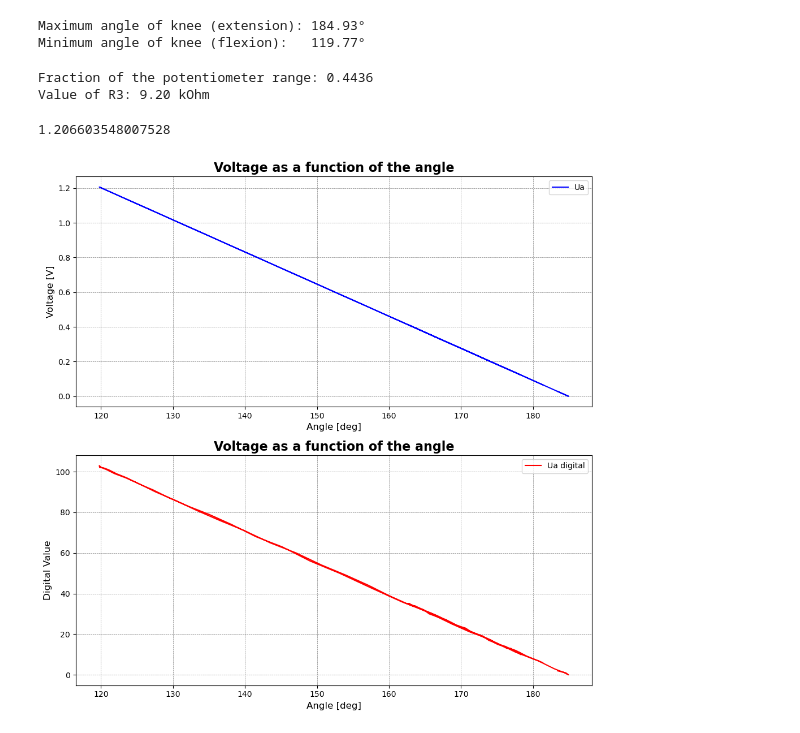
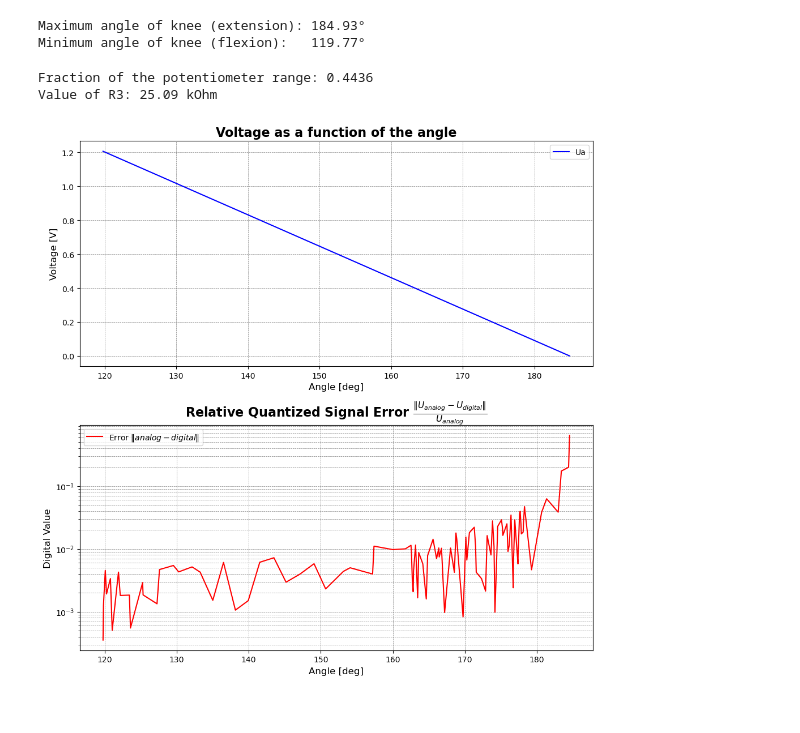
Before and after one commit to whichspaceiam/Computational_Bionics, a Jupyter notebook: Exercise_1/Task-3/Task-3_Flo.ipynb, the cells around one changed output. Cells and saved outputs as stored; diff of their text form; code cells hidden in the pictures.

```diff
--- a/Exercise_1/Task-3/Task-3_Flo.ipynb
+++ b/Exercise_1/Task-3/Task-3_Flo.ipynb
@@ -68,6 +70,7 @@ import matplotlib.pyplot as plt
 # Load the data from the Excel file
 df = pd.read_excel('gait_data.xls', header=0, engine='xlrd')
 Flex_Ext_K = np.array(df['Flex_Ext_K[deg]'])
+Flex_Ext_K.sort()
 
 # Check maximum and minimum angles of knee
 theta_max = round(Flex_Ext_K.max(), 2)
@@ -92,39 +95,46 @@ R3 = (1 - frac_min) / frac_min * R4
 print(f"Value of R3: {R3/1e3:.2f} kOhm")
 # %% [output]
 Fraction of the potentiometer range: 0.4436
-Value of R3: 9.20 kOhm
+Value of R3: 25.09 kOhm
 # %%
 U0 = 5 # Supply voltage
 
+theta_vals = Flex_Ext_K
+# theta_vals = np.linspace(theta_min, theta_max, 1000)
+
 # Lambda function for the voltage Ua as a function of the angle alpha
 Ua = lambda alpha: U0 * ( frac_max - alpha / (alpha_pot_max )) # V
-Ua_vals = Ua(Flex_Ext_K)
+Ua_vals = Ua(theta_vals)
-# %% [output]
-1.206603548007528
 # %%
 # 8 bit ADC Converter
-Umc = 3 # V
-Ua_vals_digital = np.round(Ua_vals / Umc * 255)
+levels = 2**8 # 8 bit
+U_mc = 3 # V
+
+Voltage_resolution = U_mc / levels # V / level
+digitized_levels = np.round(Ua_vals / Voltage_resolution)
+Ua_vals_digital = digitized_levels * Voltage_resolution
+
+error = np.abs(Ua_vals - Ua_vals_digital) / Ua_vals
 # %%
 # Plot the results use subplots
 
 fig, ax = plt.subplots(2, 1, figsize=(10, 10))
 
-ax[0].plot(Flex_Ext_K, Ua_vals, label='Ua', color='blue')
+ax[0].plot(theta_vals, Ua_vals, label='Ua', color='blue')
 ax[0].set_xlabel('Angle [deg]', fontsize=12)
 ax[0].set_ylabel('Voltage [V]', fontsize=12)
 ax[0].set_title('Voltage as a function of the angle', fontsize=16, fontweight='bold')
 ax[0].grid(which='both', axis='both', linestyle='--', color='gray', linewidth=0.5)
 ax[0].legend()
 
-ax[1].plot(Flex_Ext_K, Ua_vals_digital, label='Ua digital', color='red')
+ax[1].semilogy(theta_vals[:-1], error[:-1], label=r'Error $\|analog - digital\|$', color='red')
 ax[1].set_xlabel('Angle [deg]', fontsize=12)
 ax[1].set_ylabel('Digital Value', fontsize=12)
-ax[1].set_title('Voltage as a function of the angle', fontsize=16, fontweight='bold')
+ax[1].set_title(r'Relative Quantized Signal Error $\frac{\|U_{analog} - U_{digital}\|}{U_{analog}}$', fontsize=16, fontweight='bold')
 ax[1].grid(which='both', axis='both', linestyle='--', color='gray', linewidth=0.5)
 ax[1].legend()
 
 plt.tight_layout()
 plt.show()
 # %% [output]
-[figure, old version]
+[figure, new version]
```
Also changed, not shown: parts of 1 cell of this notebook, 1 other file.
